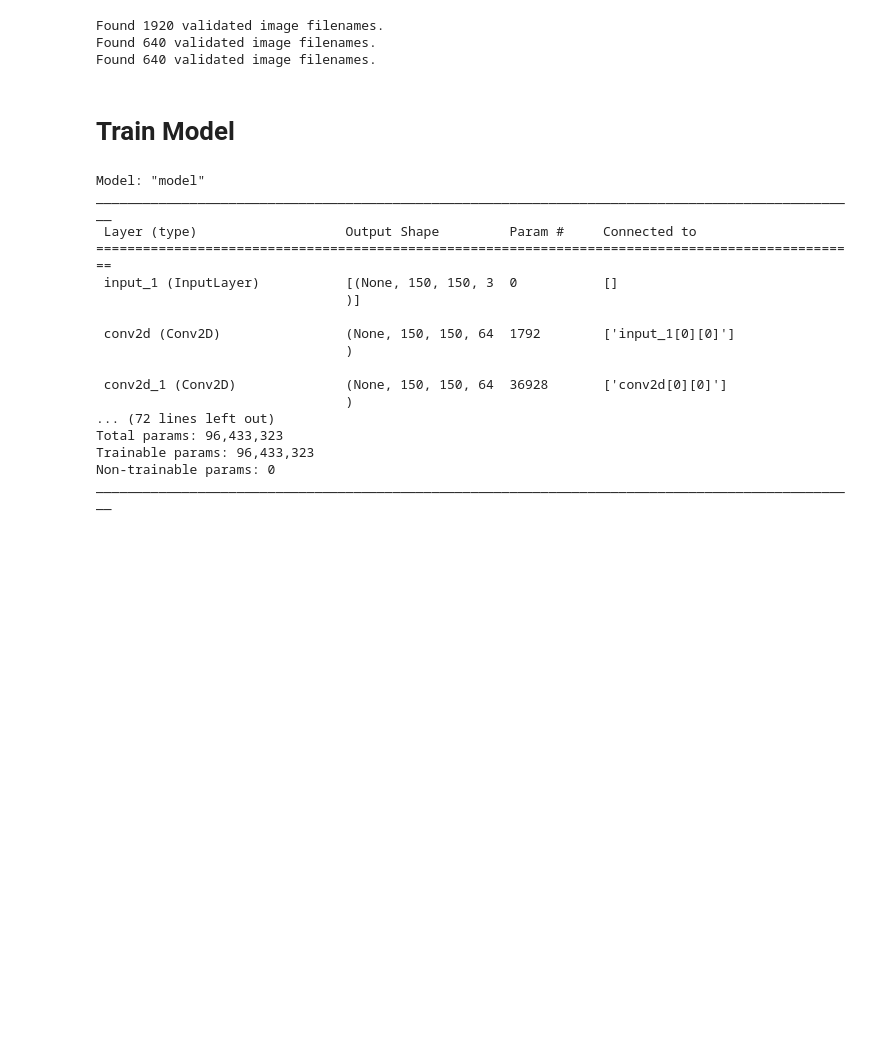
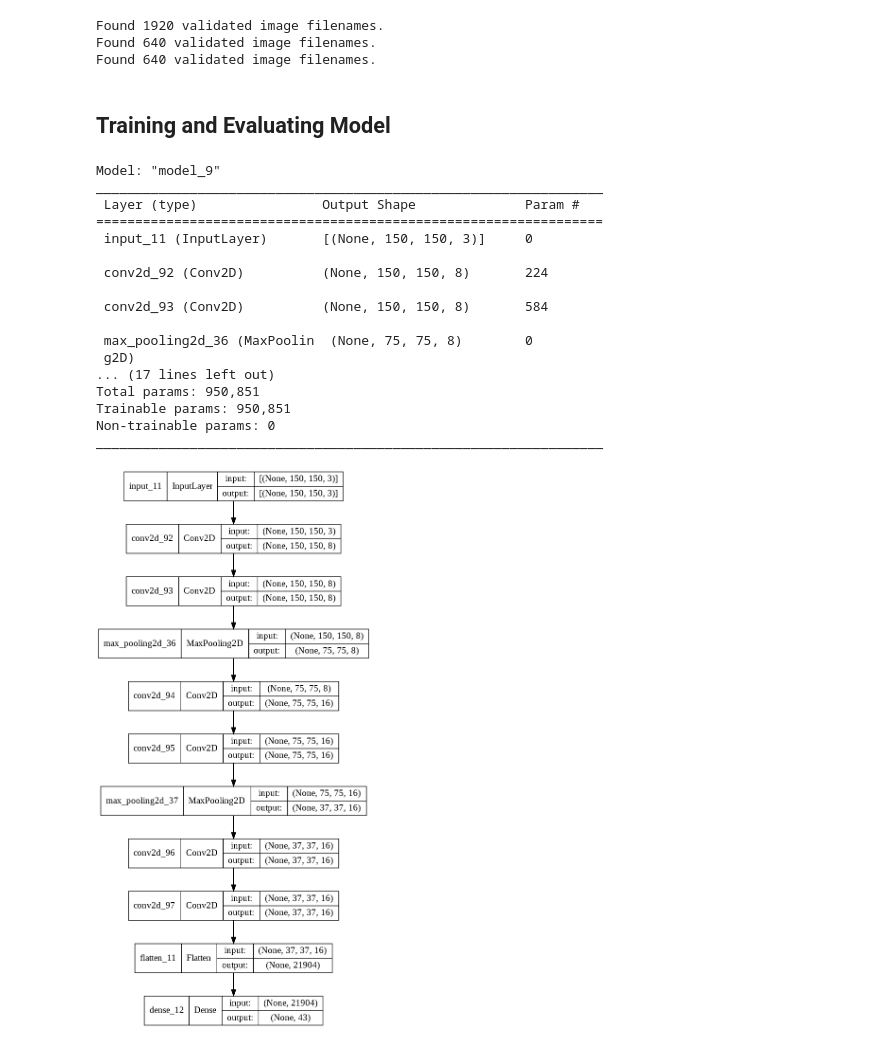
Before and after one commit to grace12021/MATH-748-Final-Project, a Jupyter notebook: progression2.ipynb, the cells around one changed output. Drawn from its saved outputs; the diff is of its cells as text; code cells hidden in the pictures; blank space fills up the shorter version.

```diff
--- a/progression2.ipynb
+++ b/progression2.ipynb
@@ -109,5 +254,5 @@ Found 1920 validated image filenames.
 Found 640 validated image filenames.
 Found 640 validated image filenames.
 # %% [markdown]
-# Train Model
+## Training and Evaluating Model
 # %%
@@ -169,25 +292,29 @@ def UNet(inputs):
 auc = tf.keras.metrics.AUC(multi_label=True,thresholds=[0,0.5])
 aucpr = tf.keras.metrics.AUC(curve='PR',multi_label=True,thresholds=[0,0.5])
 inputs = tf.keras.layers.Input(shape=(150,150,3))
-unet = UNet(inputs)
-unet.compile(optimizer='adam', loss='binary_crossentropy', metrics=[auc, aucpr])
-unet.summary()
+cnet = CNet(inputs)
+cnet.compile(optimizer='adam', loss='binary_crossentropy', metrics=[auc, aucpr])
+cnet.summary()
 # %% [output]
-Model: "model"
-__________________________________________________________________________________________________
- Layer (type)                   Output Shape         Param #     Connected to
-==================================================================================================
- input_1 (InputLayer)           [(None, 150, 150, 3  0           []
-                                )]
+Model: "model_9"
+_________________________________________________________________
+ Layer (type)                Output Shape              Param #
+=================================================================
+ input_11 (InputLayer)       [(None, 150, 150, 3)]     0
 
- conv2d (Conv2D)                (None, 150, 150, 64  1792        ['input_1[0][0]']
-                                )
+ conv2d_92 (Conv2D)          (None, 150, 150, 8)       224
 
- conv2d_1 (Conv2D)              (None, 150, 150, 64  36928       ['conv2d[0][0]']
-                                )
-... (72 lines left out)
-Total params: 96,433,323
-Trainable params: 96,433,323
+ conv2d_93 (Conv2D)          (None, 150, 150, 8)       584
+
+ max_pooling2d_36 (MaxPoolin  (None, 75, 75, 8)        0
+ g2D)
+... (17 lines left out)
+Total params: 950,851
+Trainable params: 950,851
 Non-trainable params: 0
-__________________________________________________________________________________________________
+_________________________________________________________________
+# %%
+tf.keras.utils.plot_model(cnet, to_file="model.png", show_shapes = True)
+# %% [output]
+[figure, added]
 # %%
```
Also changed, not shown: parts of 24 cells of this notebook.
